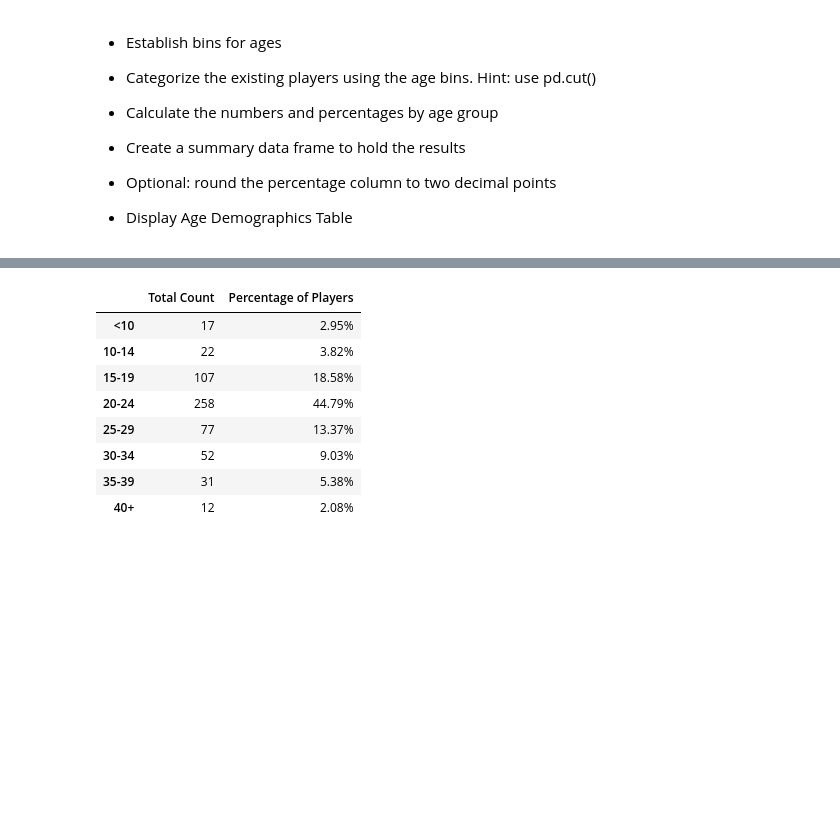
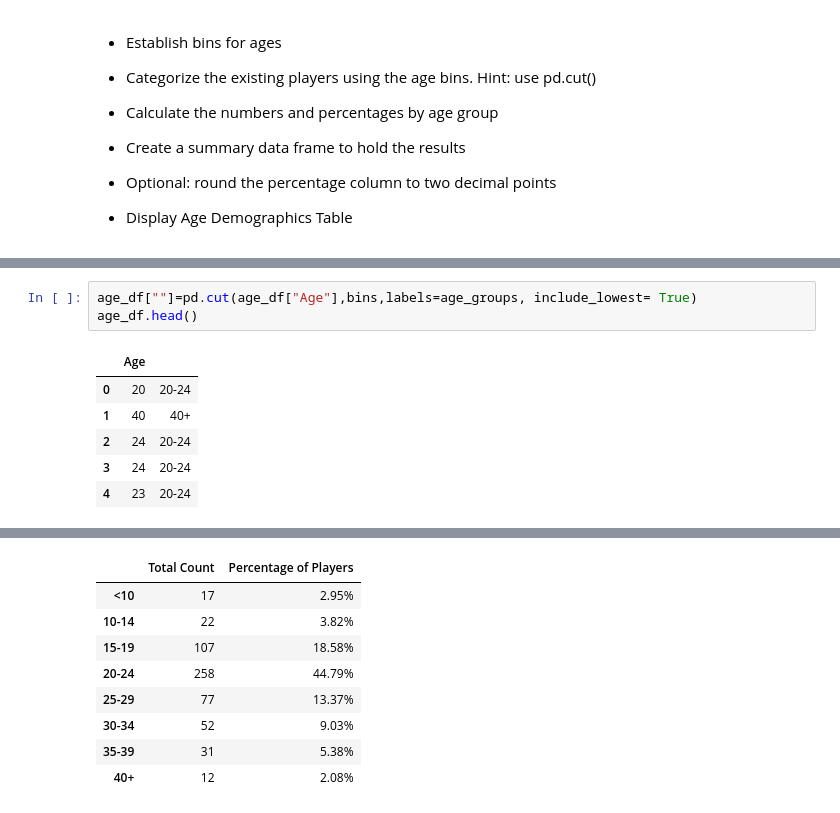
Before and after one commit to cdturner618/Panda-Challenge, a Jupyter notebook: HeroesOfPymoli/HeroesOfPymoli_starter.ipynb, the cells around one changed output, grey strips where cells are left out. Saved outputs shown, nothing was run; the diff lists cells and outputs as text; blank space fills up the shorter version.

```diff
--- a/HeroesOfPymoli/HeroesOfPymoli_starter.ipynb
+++ b/HeroesOfPymoli/HeroesOfPymoli_starter.ipynb
@@ -267,0 +292,10 @@ AttributeError: 'DataFrame' object has no attribute 'descirbe'
+# %%
+age_df[""]=pd.cut(age_df["Age"],bins,labels=age_groups, include_lowest= True)
+age_df.head()
+# %% [output]
+|  | Age |  |
+| 0 | 20 | 20-24 |
+| 1 | 40 | 40+ |
+| 2 | 24 | 20-24 |
+| 3 | 24 | 20-24 |
+| 4 | 23 | 20-24 |
```
Also changed, not shown: parts of 11 cells of this notebook.
